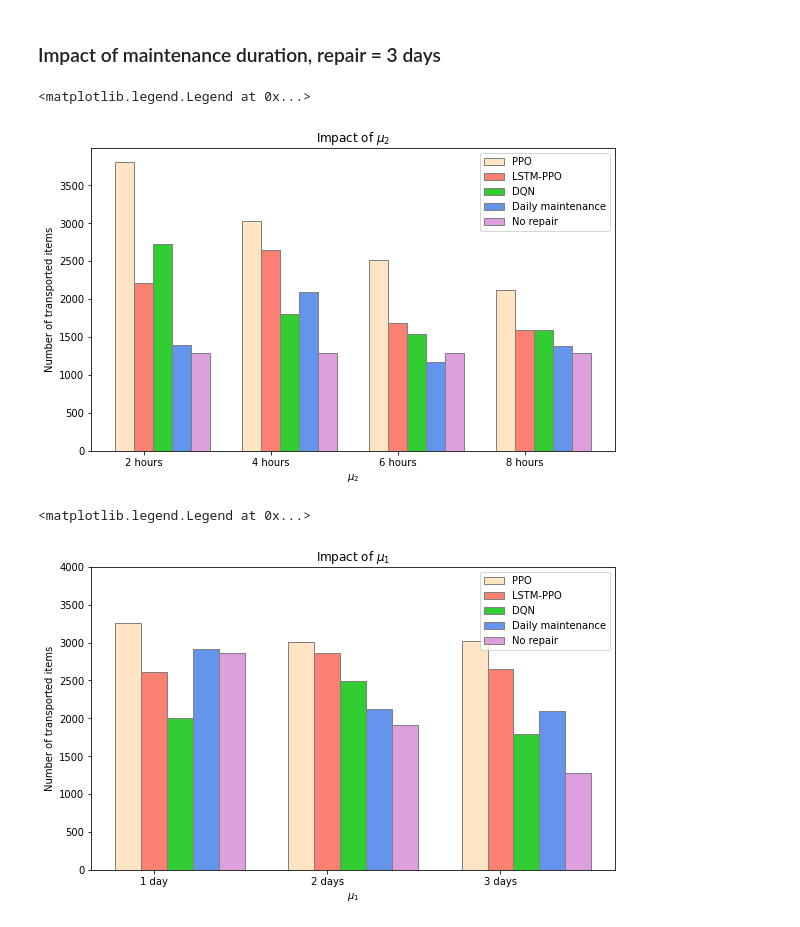
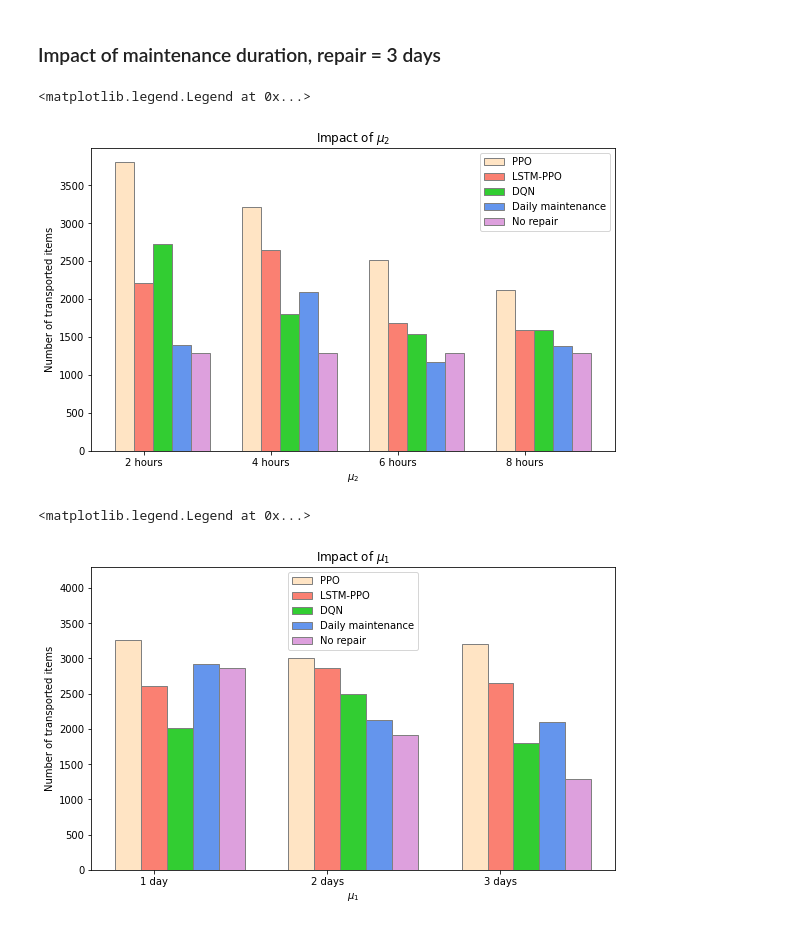
Before and after one commit to Observe-l/PredM, a Jupyter notebook: result_plot.ipynb, the cells around one changed output. Saved outputs shown, nothing was run; the diff lists cells and outputs as text; code cells hidden in the pictures.

```diff
--- a/result_plot.ipynb
+++ b/result_plot.ipynb
@@ -94,7 +97,7 @@ lstm_m_6 = pd.read_csv('result/LSTM_PPO-repair-3days_maintain-6hours/reward.csv'
 lstm_m_8 = pd.read_csv('result/LSTM_PPO-repair-3days_maintain-8hours/reward.csv').iloc[-1]['cumulate reward']
 
 barWidth = 0.15
-ppo_bar_mu2 = [ppo_m_2, 3022.5, ppo_m_6, ppo_m_8]
+ppo_bar_mu2 = [ppo_m_2, ppo_m_4, ppo_m_6, ppo_m_8]
 dqn_bar_mu2 = [dqn_m_2, dqn_m_4, dqn_m_6, dqn_m_8]
 daily_bar_mu2 = [daily_m_2, daily_m_4, daily_m_6, daily_m_8]
 baseline_bar_mu2 = [baseline, baseline, baseline, baseline]
@@ -121,7 +124,7 @@ plt.xticks([i+barWidth for i in range(len(ppo_bar_mu2))], ['2 hours','4 hours','
 plt.legend()
 # %% [output]
 <matplotlib.legend.Legend at 0x...>
-[figure, old version]
+[figure, new version]
 # %%
 ppo_r_1 = pd.read_csv('result/PPO-repair-1days_maintain-4hours/reward.csv').iloc[-1]['cumulate reward']
 ppo_r_2 = pd.read_csv('result/PPO-repair-2days_maintain-4hours/reward.csv').iloc[-1]['cumulate reward']
@@ -143,36 +146,36 @@ lstm_r_1 = pd.read_csv('result/LSTM_PPO-repair-1days_maintain-4hours/reward.csv'
 lstm_r_2 = pd.read_csv('result/LSTM_PPO-repair-2days_maintain-4hours/reward.csv').iloc[-1]['cumulate reward']
 lstm_r_3 = pd.read_csv('result/LSTM_PPO-repair-3days_maintain-4hours/reward.csv').iloc[-1]['cumulate reward']
 
 
 barWidth = 0.15
-ppo_bar_mu1 = [ppo_r_1, ppo_r_2, 3022.5]
+ppo_bar_mu1 = [ppo_r_1, ppo_r_2, ppo_r_3]
 dqn_bar_mu1 = [dqn_r_1, dqn_r_2, dqn_r_3]
 daily_bar_mu1 = [daily_r_1, daily_r_2, daily_r_3]
 baseline_bar_mu1 = [baseline_r_1, baseline_r_2, baseline_r_3]
 lstm_bar_mu1 = [lstm_r_1,lstm_r_2,lstm_r_3]
 
 br1 = np.arange(len(ppo_bar_mu1))
 br2 = np.array([i + barWidth for i in br1])
 br3 = np.array([i + barWidth for i in br2])
 br4 = np.array([i + barWidth for i in br3])
 br5 = np.array([i + barWidth for i in br4])
 
 fig, axs = plt.subplots(1,1, figsize=(8,5), constrained_layout=True)
 plt.bar(br1, ppo_bar_mu1, color = 'bisque', width=barWidth, edgecolor ='grey', label = 'PPO')
 plt.bar(br2, lstm_bar_mu1, color = 'salmon', width=barWidth, edgecolor ='grey', label = 'LSTM-PPO')
 plt.bar(br3, dqn_bar_mu1, color = 'limegreen', width=barWidth, edgecolor ='grey', label = 'DQN')
 plt.bar(br4, daily_bar_mu1, color = 'cornflowerblue', width=barWidth, edgecolor ='grey', label = 'Daily maintenance')
 plt.bar(br5, baseline_bar_mu1, color = 'plum', width=barWidth, edgecolor ='grey', label = 'No repair')
 
 plt.xlabel(r'$\mu_1$')
 plt.ylabel('Number of transported items')
-plt.ylim([0,4000])
+plt.ylim([0,4300])
 plt.title(r'Impact of $\mu_1$')
 plt.xticks([i+barWidth for i in range(len(ppo_bar_mu1))], ['1 day','2 days','3 days'])
 plt.legend()
 # %% [output]
 <matplotlib.legend.Legend at 0x...>
-[figure, old version]
+[figure, new version]
 # %%
 ppo_d_1 = pd.read_csv('result/PPO-repair-3days_maintain-4hours/reward.csv').iloc[-1]['cumulate reward']
 ppo_d_2 = pd.read_csv('result/PPO-repair-3days_maintain-4hours_density-2/reward.csv').iloc[-1]['cumulate reward']
```
Also changed, not shown: parts of 3 cells of this notebook, 3 other files.
